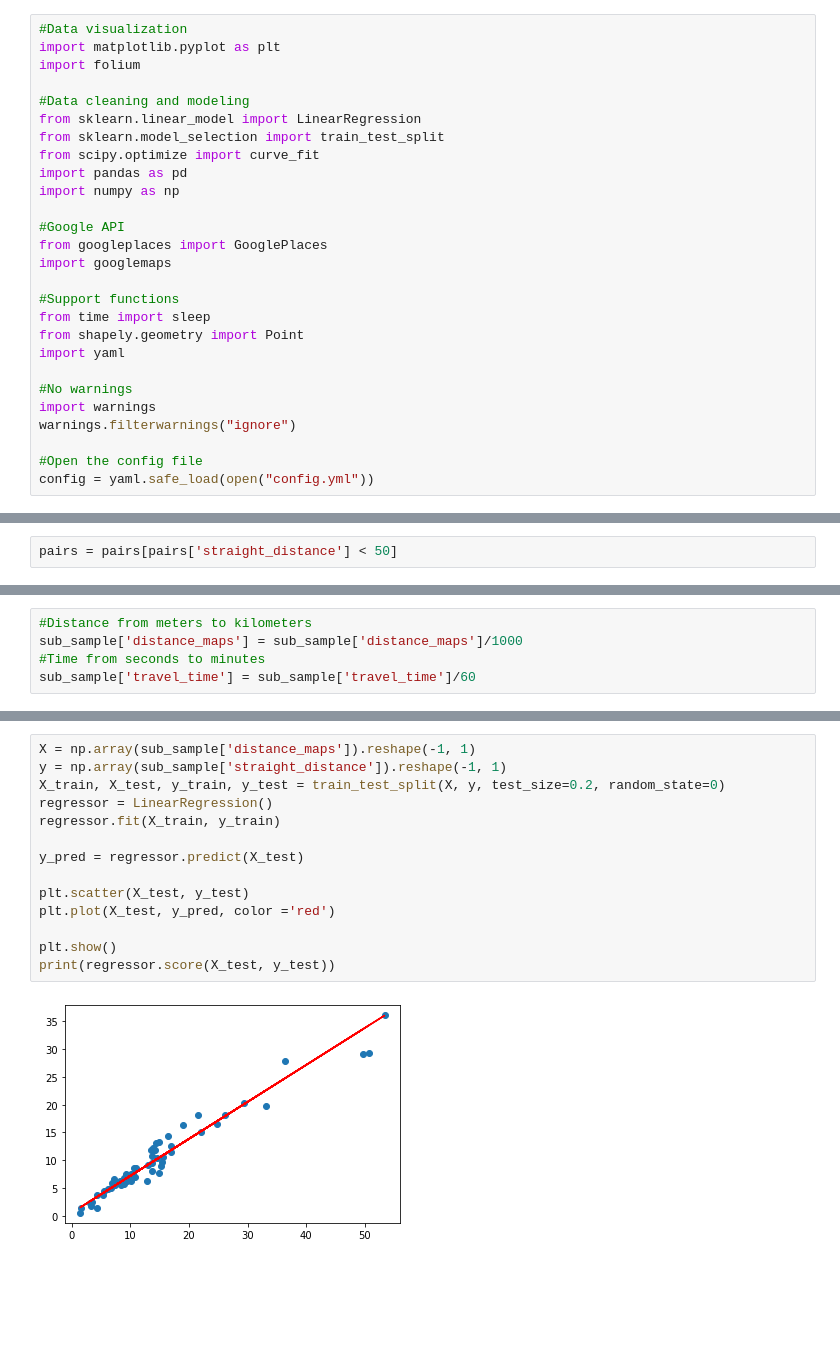
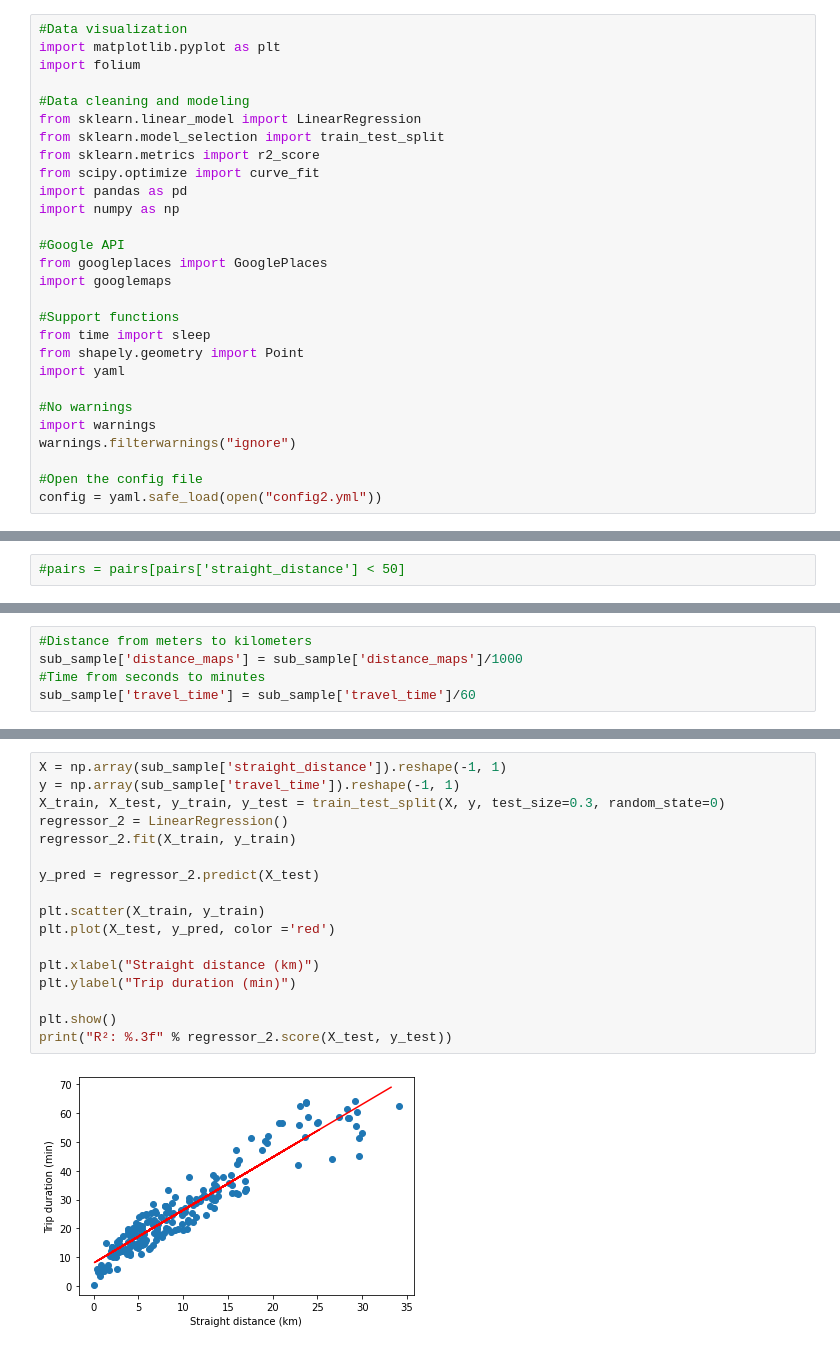
Before and after one commit to vdresch/StraightlineToRealworld_logisics, a Jupyter notebook: analysis.ipynb, the cells around one changed output, grey strips where cells are left out. Cells and saved outputs as stored; diff of their text form; blank space fills up the shorter version.

```diff
--- a/analysis.ipynb
+++ b/analysis.ipynb
@@ -18,6 +23,7 @@ import folium
 #Data cleaning and modeling
 from sklearn.linear_model import LinearRegression
 from sklearn.model_selection import train_test_split
+from sklearn.metrics import r2_score
 from scipy.optimize import curve_fit
 import pandas as pd
 import numpy as np
@@ -36,4 +42,4 @@ import warnings
 warnings.filterwarnings("ignore")
 
 #Open the config file
-config = yaml.safe_load(open("config.yml"))
+config = yaml.safe_load(open("config2.yml"))
@@ -130,2 +136,2 @@ Now cleaning it. We will discart every pair with a distance greater than 50km
 # %%
-pairs = pairs[pairs['straight_distance'] < 50]
+#pairs = pairs[pairs['straight_distance'] < 50]
@@ -176,16 +205,19 @@ With the data scrapping and cleaning done, it's time to look at the data and fin
 # %%
-X = np.array(sub_sample['distance_maps']).reshape(-1, 1)
-y = np.array(sub_sample['straight_distance']).reshape(-1, 1)
-X_train, X_test, y_train, y_test = train_test_split(X, y, test_size=0.2, random_state=0)
-regressor = LinearRegression()
-regressor.fit(X_train, y_train)
+X = np.array(sub_sample['straight_distance']).reshape(-1, 1)
+y = np.array(sub_sample['travel_time']).reshape(-1, 1)
+X_train, X_test, y_train, y_test = train_test_split(X, y, test_size=0.3, random_state=0)
+regressor_2 = LinearRegression()
+regressor_2.fit(X_train, y_train)
 
-y_pred = regressor.predict(X_test)
+y_pred = regressor_2.predict(X_test)
 
-plt.scatter(X_test, y_test)
+plt.scatter(X_train, y_train)
 plt.plot(X_test, y_pred, color ='red')
 
+plt.xlabel("Straight distance (km)")
+plt.ylabel("Trip duration (min)")
+
 plt.show()
-print(regressor.score(X_test, y_test))
+print("R²: %.3f" % regressor_2.score(X_test, y_test))
 # %% [output]
-[figure, old version]
+[figure, new version]
```
Also changed, not shown: parts of 38 cells of this notebook.
